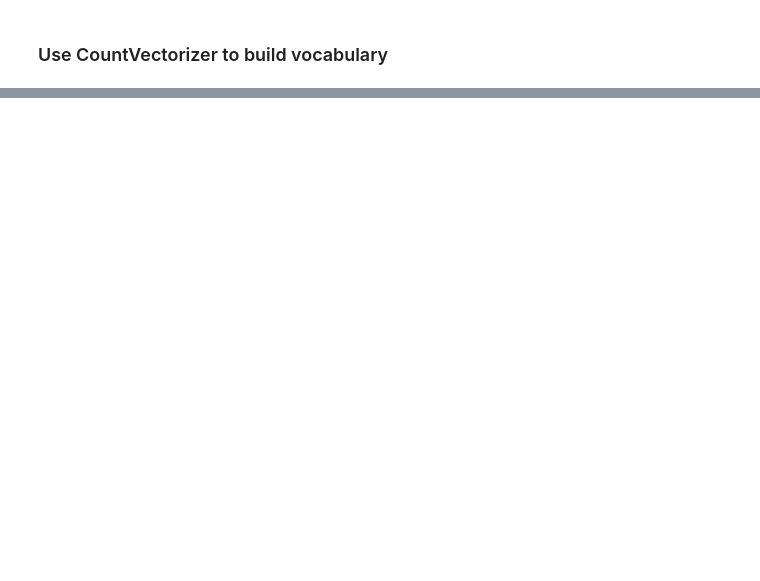
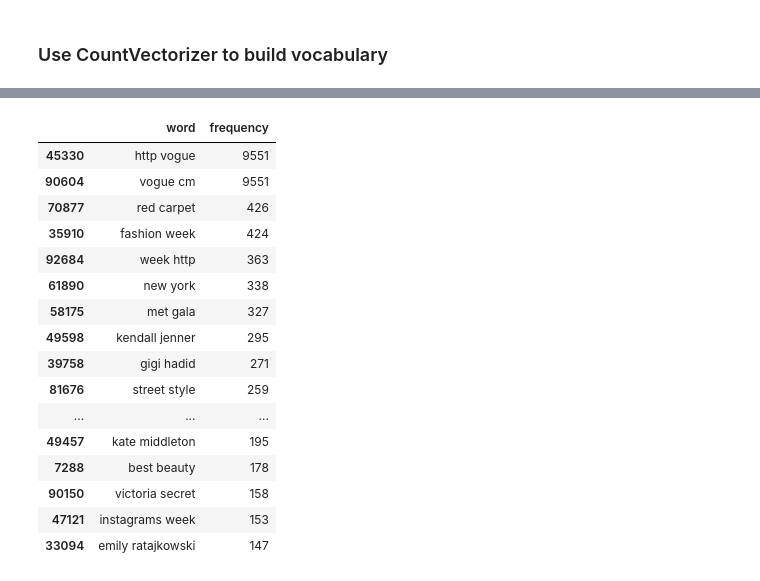
Before and after one commit to smasschelin/GA-TrackMaven-03, a Jupyter notebook: James-EDA.ipynb, the cells around one changed output, grey strips where cells are left out. Cells and saved outputs as stored; diff of their text form; code cells hidden in the pictures; blank space fills up the shorter version.

```diff
--- a/James-EDA.ipynb
+++ b/James-EDA.ipynb
@@ -96,0 +294,39 @@ phrase2DF.sort_values('frequency',ascending=False)[:20]
+# %%
+vogue = facebook[facebook['brand_name']=='Vogue'].copy()
+vogue.message.fillna('asdf', inplace=True)
+vogue_trn, vogue_tst, vog_like_trn, vog_like_tst = train_test_split(vogue['message'],vogue['like_count'], test_size=0.3, random_state=6)
+
+# CVT with ngrams of 2
+vogue_stop_2wp = CountVectorizer(stop_words='english', ngram_range=(2,2))
+
+vogue_set = vogue_stop_2wp.fit_transform(vogue_trn)
+
+# store words and frequencies in arrays, then combine
+vogue_wds = vogue_stop_2wp.get_feature_names()
+vogue_frq = vogue_set.toarray().sum(axis=0)
+
+# put the above into a single array, and make that array a DataFrame
+vogue_array = [[vogue_wds[ii], vogue_frq[ii]] for ii in range(len(vogue_wds))]
+vogue_phrase2DF = pd.DataFrame(data=vogue_array)
+vogue_phrase2DF.columns = ['word','frequency']
+
+# show the 20 most commonly used words
+vogue_phrase2DF.sort_values('frequency',ascending=False)[:20]
+# %% [output]
+|  | word | frequency |
+| 45330 | http vogue | 9551 |
+| 90604 | vogue cm | 9551 |
+| 70877 | red carpet | 426 |
+| 35910 | fashion week | 424 |
+| 92684 | week http | 363 |
+| 61890 | new york | 338 |
+| 58175 | met gala | 327 |
+| 49598 | kendall jenner | 295 |
+| 39758 | gigi hadid | 271 |
+| 81676 | street style | 259 |
+| ... | ... | ... |
+| 49457 | kate middleton | 195 |
+| 7288 | best beauty | 178 |
+| 90150 | victoria secret | 158 |
+| 47121 | instagrams week | 153 |
+| 33094 | emily ratajkowski | 147 |
```
Also changed, not shown: parts of 30 cells of this notebook, 1 other file.
